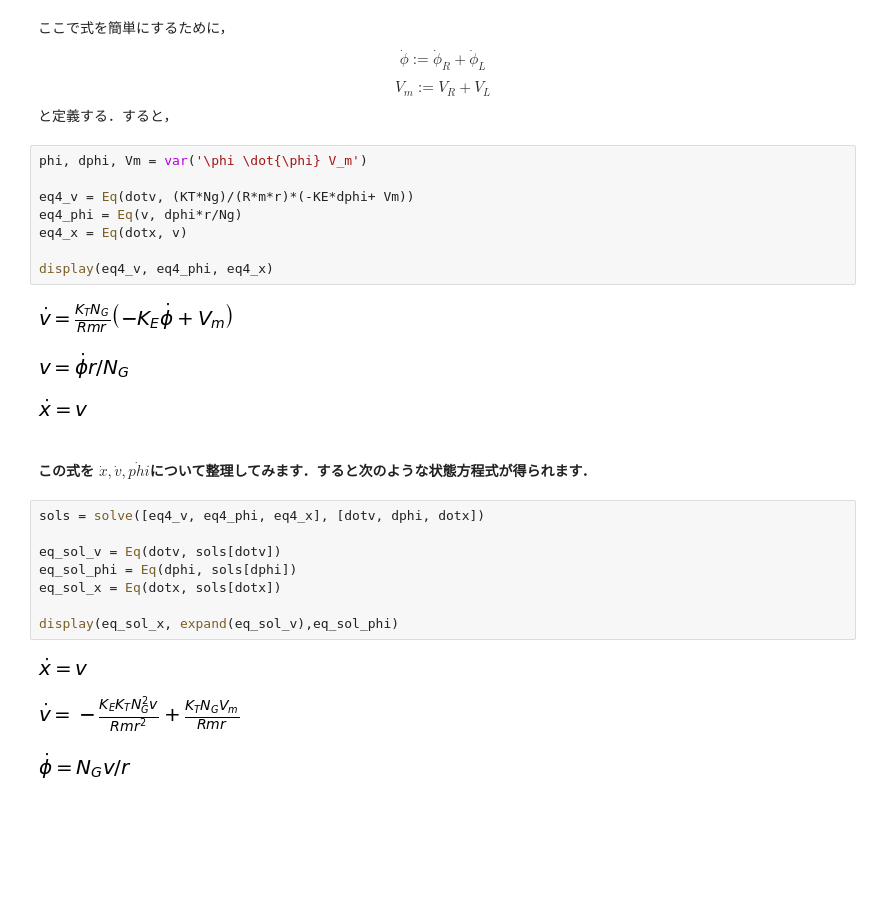
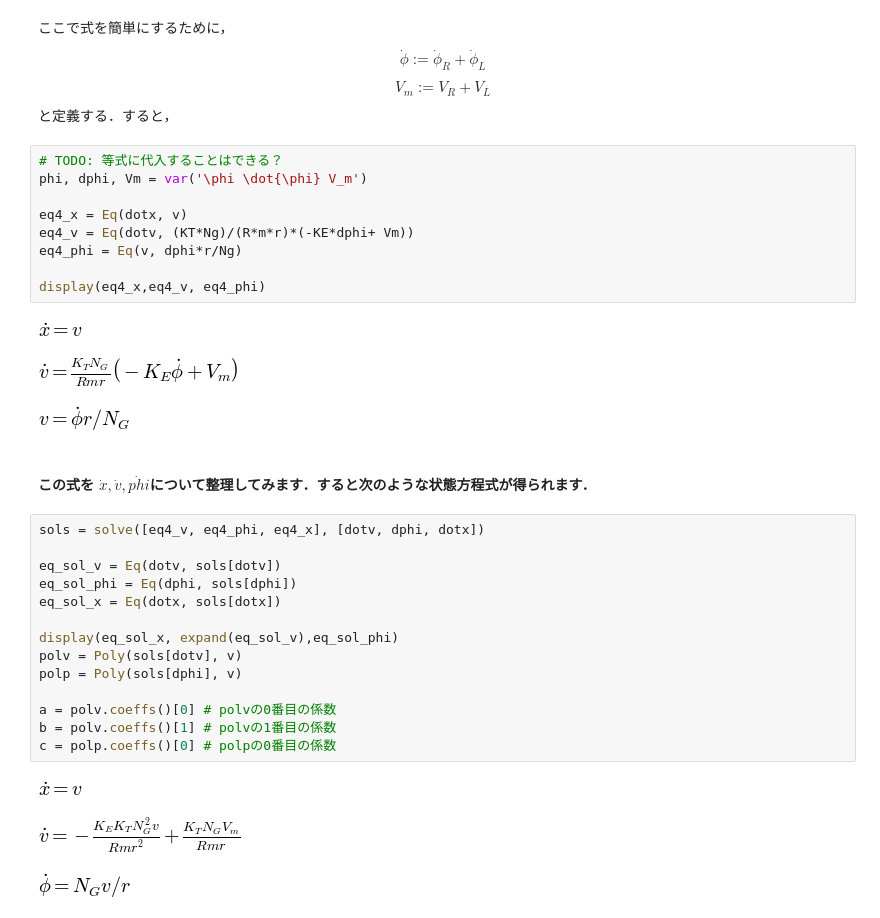
Before and after one commit to shino-kei/control_notebook, a Jupyter notebook: motor-mechanics.ipynb, the cells around one changed output. Saved outputs shown, nothing was run; the diff lists cells and outputs as text; blank space fills up the shorter version.

```diff
--- a/motor-mechanics.ipynb
+++ b/motor-mechanics.ipynb
@@ -61,17 +61,18 @@ $$ \dot{\phi}:= \dot{\phi}_R + \dot{\phi}_L $$
 $$ V_m := V_R + V_L$$
 と定義する．すると，
 # %%
+# TODO: 等式に代入することはできる？
 phi, dphi, Vm = var('\phi \dot{\phi} V_m')
 
+eq4_x = Eq(dotx, v)
 eq4_v = Eq(dotv, (KT*Ng)/(R*m*r)*(-KE*dphi+ Vm))
 eq4_phi = Eq(v, dphi*r/Ng)
-eq4_x = Eq(dotx, v)
 
-display(eq4_v, eq4_phi, eq4_x)
+display(eq4_x,eq4_v, eq4_phi)
 # %% [output]
-[figure, old version]
+[figure, new version]
-[figure, old version]
+[figure, new version]
-[figure, old version]
+[figure, new version]
 # %% [markdown]
 #### この式を $\dot{x},\dot{v},\dot{phi}$について整理してみます．すると次のような状態方程式が得られます．
 # %%
@@ -82,7 +83,13 @@ eq_sol_phi = Eq(dphi, sols[dphi])
 eq_sol_x = Eq(dotx, sols[dotx])
 
 display(eq_sol_x, expand(eq_sol_v),eq_sol_phi)
+polv = Poly(sols[dotv], v)
+polp = Poly(sols[dphi], v)
+
+a = polv.coeffs()[0] # polvの0番目の係数
+b = polv.coeffs()[1] # polvの1番目の係数
+c = polp.coeffs()[0] # polpの0番目の係数
 # %% [output]
-[figure, old version]
+[figure, new version]
-[figure, old version]
+[figure, new version]
-[figure, old version]
+[figure, new version]
```
Also changed, not shown: parts of 7 cells of this notebook.
